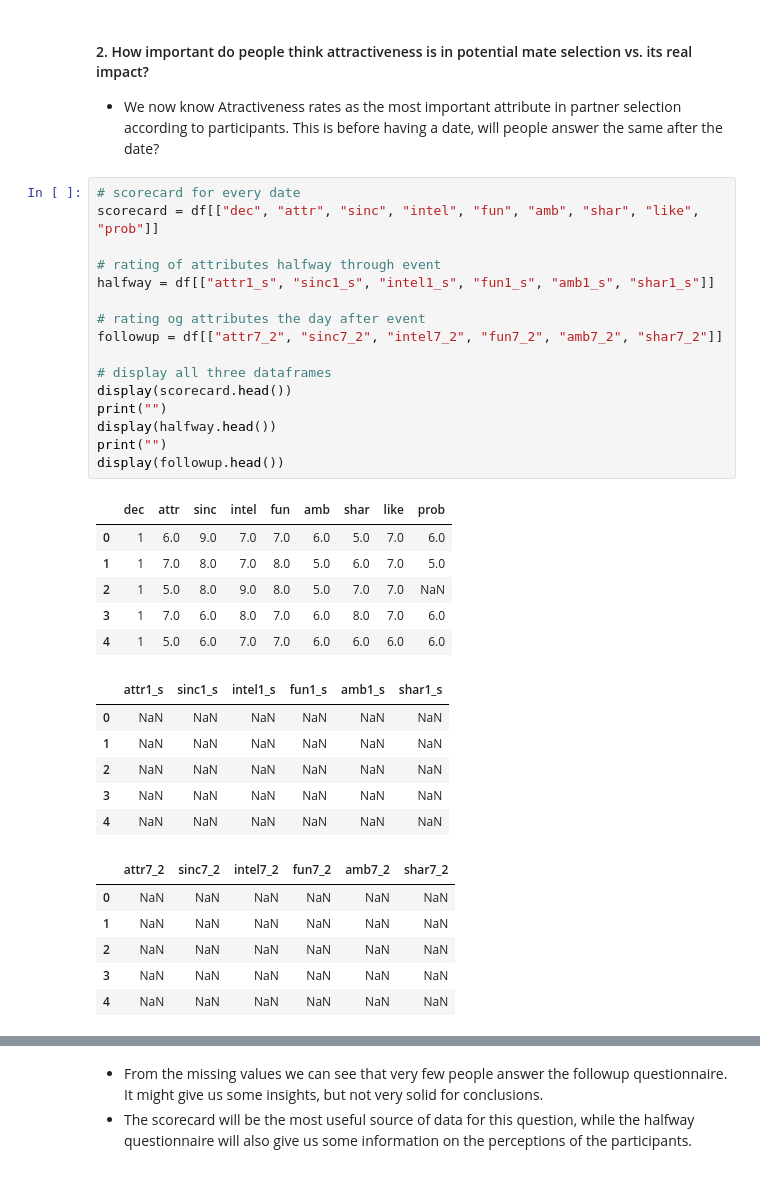
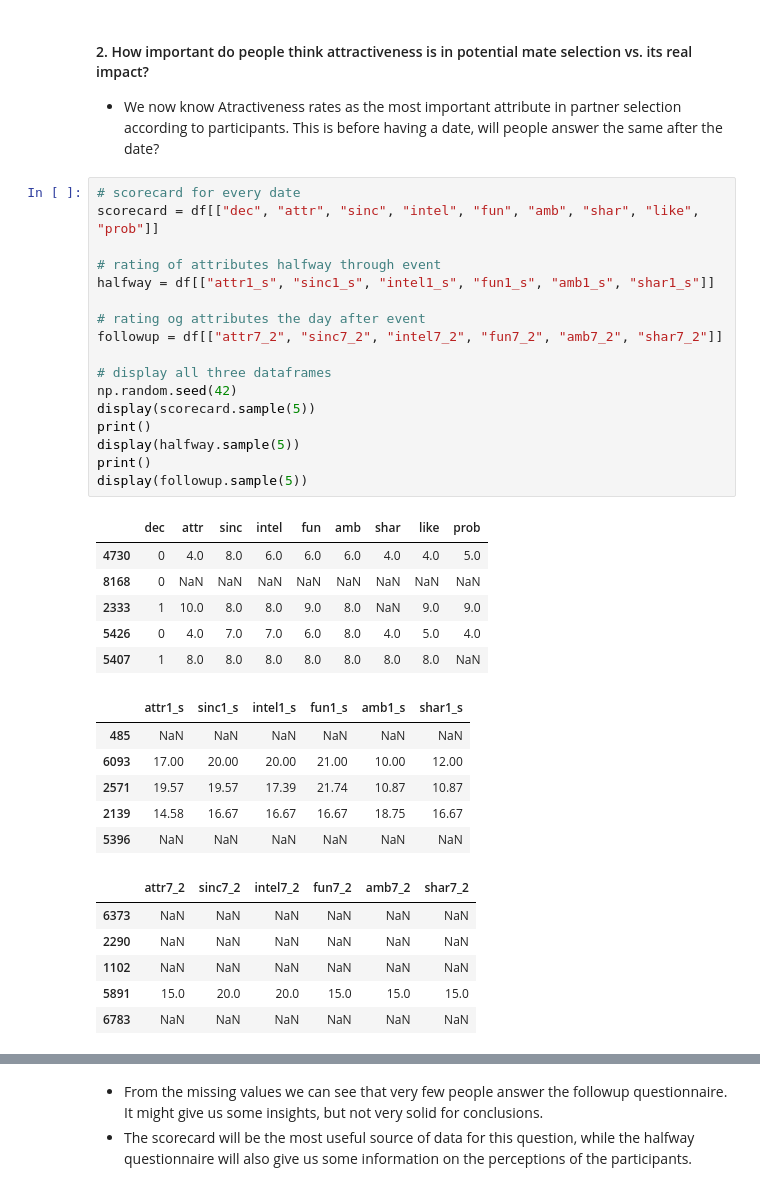
Before and after one commit to davidegc1/EDA_SpeedDating, a Jupyter notebook: Speed_dating.ipynb, the cells around one changed output, grey strips where cells are left out. Saved outputs shown, nothing was run; the diff lists cells and outputs as text.

```diff
--- a/Speed_dating.ipynb
+++ b/Speed_dating.ipynb
@@ -777,35 +901,36 @@ display(average_attributes.sort_values(by="average_rating", ascending=False))
 # %%
 # scorecard for every date
 scorecard = df[["dec", "attr", "sinc", "intel", "fun", "amb", "shar", "like", "prob"]]
 
 # rating of attributes halfway through event
 halfway = df[["attr1_s", "sinc1_s", "intel1_s", "fun1_s", "amb1_s", "shar1_s"]]
 
 # rating og attributes the day after event
 followup = df[["attr7_2", "sinc7_2", "intel7_2", "fun7_2", "amb7_2", "shar7_2"]]
 
 # display all three dataframes
-display(scorecard.head())
-print("")
-display(halfway.head())
-print("")
-display(followup.head())
+np.random.seed(42)
+display(scorecard.sample(5))
+print()
+display(halfway.sample(5))
+print()
+display(followup.sample(5))
 # %% [output]
 |  | dec | attr | sinc | intel | fun | amb | shar | like | prob |
-| 0 | 1 | 6.0 | 9.0 | 7.0 | 7.0 | 6.0 | 5.0 | 7.0 | 6.0 |
-| 1 | 1 | 7.0 | 8.0 | 7.0 | 8.0 | 5.0 | 6.0 | 7.0 | 5.0 |
-| 2 | 1 | 5.0 | 8.0 | 9.0 | 8.0 | 5.0 | 7.0 | 7.0 | NaN |
-| 3 | 1 | 7.0 | 6.0 | 8.0 | 7.0 | 6.0 | 8.0 | 7.0 | 6.0 |
-| 4 | 1 | 5.0 | 6.0 | 7.0 | 7.0 | 6.0 | 6.0 | 6.0 | 6.0 |
+| 4730 | 0 | 4.0 | 8.0 | 6.0 | 6.0 | 6.0 | 4.0 | 4.0 | 5.0 |
+| 8168 | 0 | NaN | NaN | NaN | NaN | NaN | NaN | NaN | NaN |
+| 2333 | 1 | 10.0 | 8.0 | 8.0 | 9.0 | 8.0 | NaN | 9.0 | 9.0 |
+| 5426 | 0 | 4.0 | 7.0 | 7.0 | 6.0 | 8.0 | 4.0 | 5.0 | 4.0 |
+| 5407 | 1 | 8.0 | 8.0 | 8.0 | 8.0 | 8.0 | 8.0 | 8.0 | NaN |
 |  | attr1_s | sinc1_s | intel1_s | fun1_s | amb1_s | shar1_s |
-| 0 | NaN | NaN | NaN | NaN | NaN | NaN |
-| 1 | NaN | NaN | NaN | NaN | NaN | NaN |
-| 2 | NaN | NaN | NaN | NaN | NaN | NaN |
-| 3 | NaN | NaN | NaN | NaN | NaN | NaN |
-| 4 | NaN | NaN | NaN | NaN | NaN | NaN |
+| 485 | NaN | NaN | NaN | NaN | NaN | NaN |
+| 6093 | 17.00 | 20.00 | 20.00 | 21.00 | 10.00 | 12.00 |
+| 2571 | 19.57 | 19.57 | 17.39 | 21.74 | 10.87 | 10.87 |
+| 2139 | 14.58 | 16.67 | 16.67 | 16.67 | 18.75 | 16.67 |
+| 5396 | NaN | NaN | NaN | NaN | NaN | NaN |
 |  | attr7_2 | sinc7_2 | intel7_2 | fun7_2 | amb7_2 | shar7_2 |
-| 0 | NaN | NaN | NaN | NaN | NaN | NaN |
-| 1 | NaN | NaN | NaN | NaN | NaN | NaN |
-| 2 | NaN | NaN | NaN | NaN | NaN | NaN |
-| 3 | NaN | NaN | NaN | NaN | NaN | NaN |
-| 4 | NaN | NaN | NaN | NaN | NaN | NaN |
+| 6373 | NaN | NaN | NaN | NaN | NaN | NaN |
+| 2290 | NaN | NaN | NaN | NaN | NaN | NaN |
+| 1102 | NaN | NaN | NaN | NaN | NaN | NaN |
+| 5891 | 15.0 | 20.0 | 20.0 | 15.0 | 15.0 | 15.0 |
+| 6783 | NaN | NaN | NaN | NaN | NaN | NaN |
```
Also changed, not shown: parts of 76 cells of this notebook.
